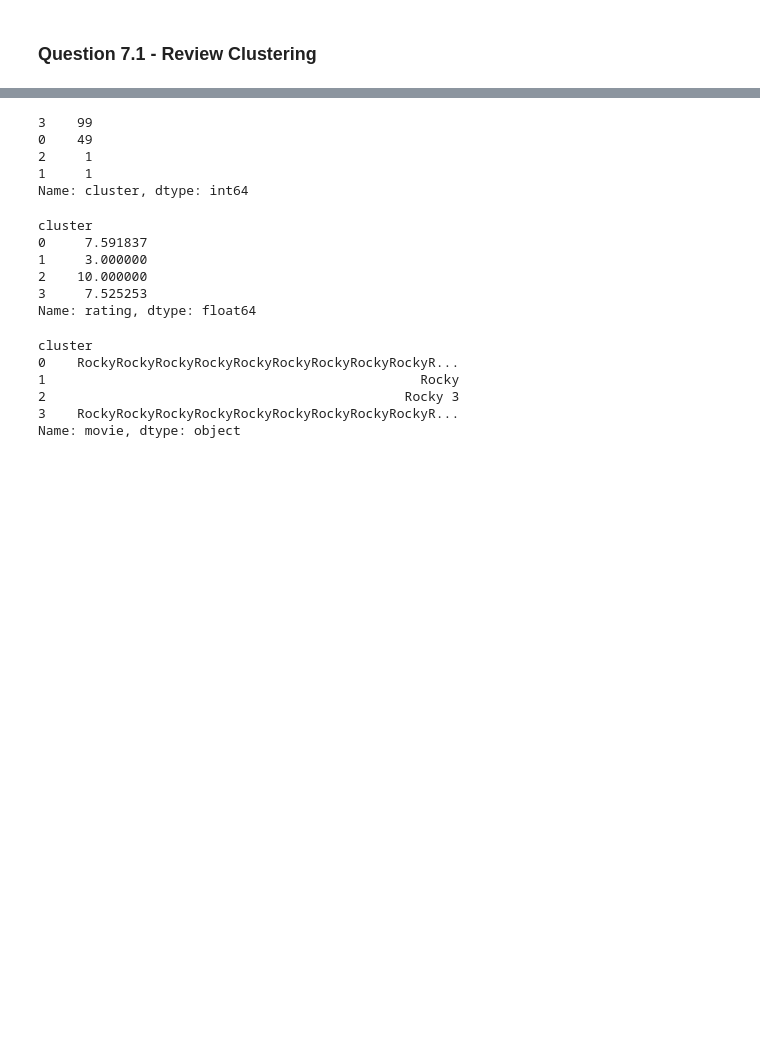
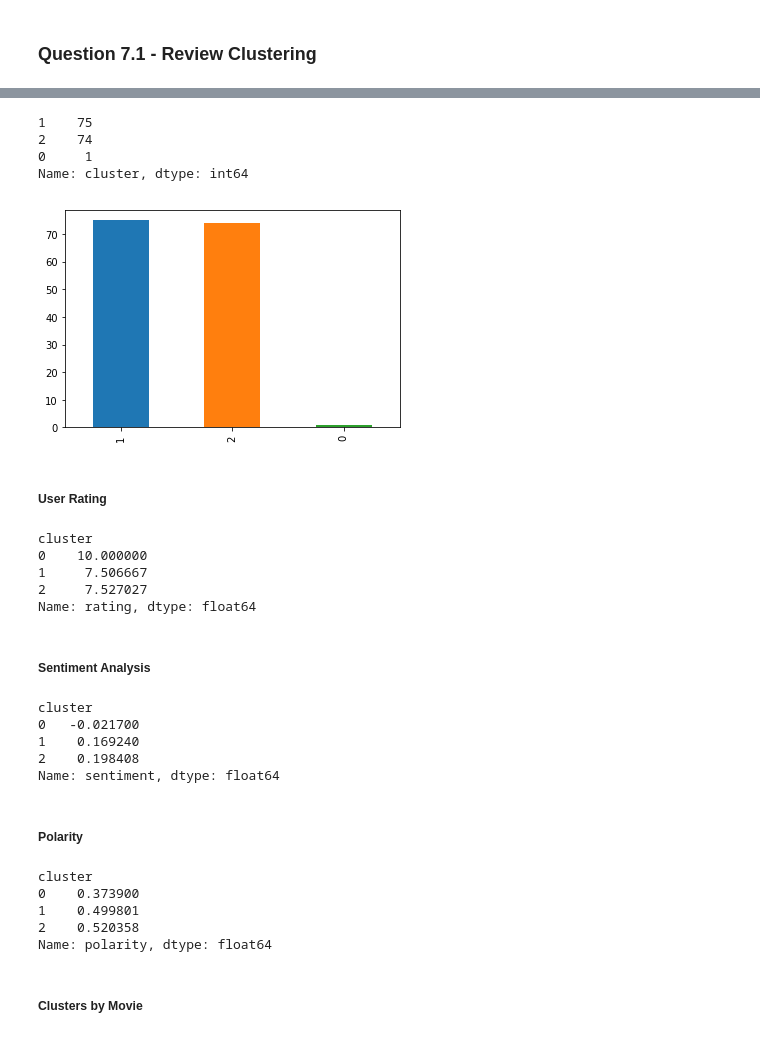
Before and after one commit to georgesturrock/NLP, a Jupyter notebook: HW7/George_Sturrock_NLP_Homework7.ipynb, the cells around one changed output, grey strips where cells are left out. Saved outputs shown, nothing was run; the diff lists cells and outputs as text; code cells hidden in the pictures; blank space fills up the shorter version.

```diff
--- a/HW7/George_Sturrock_NLP_Homework7.ipynb
+++ b/HW7/George_Sturrock_NLP_Homework7.ipynb
@@ -206,0 +216,12 @@ dfKmClust.head()
+# %%
+reviews = dfKmClust['review']
+sa = []
+pol = []
+
+for r in dfKmClust['review']:
+    tmp = sentiment(r)
+    sa.append(round(tmp[0], 4))
+    pol.append(round(tmp[1], 4))
+# %%
+dfKmClust['sentiment'] = sa
+dfKmClust['polarity'] = pol
@@ -207,29 +237,46 @@ dfKmClust.head()
 # %%
-dfKmClust['cluster'].value_counts()
-#sns.distplot(dfKmClust['cluster'].value_counts())
+dfKmClust['cluster'].value_counts().plot(kind='bar')
+print(dfKmClust['cluster'].value_counts())
 # %% [output]
-3    99
-0    49
-2     1
-1     1
+1    75
+2    74
+0     1
 Name: cluster, dtype: int64
+[figure, added]
+# %% [markdown]
+##### User Rating
 # %%
 clusterRate = dfKmClust['rating'].groupby(dfKmClust['cluster'])
-clusterRate.mean()
+print(clusterRate.mean())
 # %% [output]
 cluster
-0     7.591837
-1     3.000000
-2    10.000000
-3     7.525253
+0    10.000000
+1     7.506667
+2     7.527027
 Name: rating, dtype: float64
-# %%
-clusterMovie = dfKmClust['movie'].groupby(dfKmClust['cluster'])
-clusterMovie.sum()
-# %% [output]
-cluster
-0    RockyRockyRockyRockyRockyRockyRockyRockyRockyR...
-1                                                Rocky
-2                                              Rocky 3
-3    RockyRockyRockyRockyRockyRockyRockyRockyRockyR...
-Name: movie, dtype: object
+# %% [markdown]
+##### Sentiment Analysis
+# %%
+#https://www.clips.uantwerpen.be/pages/pattern-en#sentiment
+clusterSent = dfKmClust['sentiment'].groupby(dfKmClust['cluster'])
+print(clusterSent.mean())
+# %% [output]
+cluster
+0   -0.021700
+1    0.169240
+2    0.198408
+Name: sentiment, dtype: float64
+# %% [markdown]
+##### Polarity
+# %%
+#https://www.clips.uantwerpen.be/pages/pattern-en#sentiment
+clusterPol = dfKmClust['polarity'].groupby(dfKmClust['cluster'])
+print(clusterPol.mean())
+# %% [output]
+cluster
+0    0.373900
+1    0.499801
+2    0.520358
+Name: polarity, dtype: float64
+# %% [markdown]
+##### Clusters by Movie
```
Also changed, not shown: parts of 34 cells of this notebook, 2 other files.
